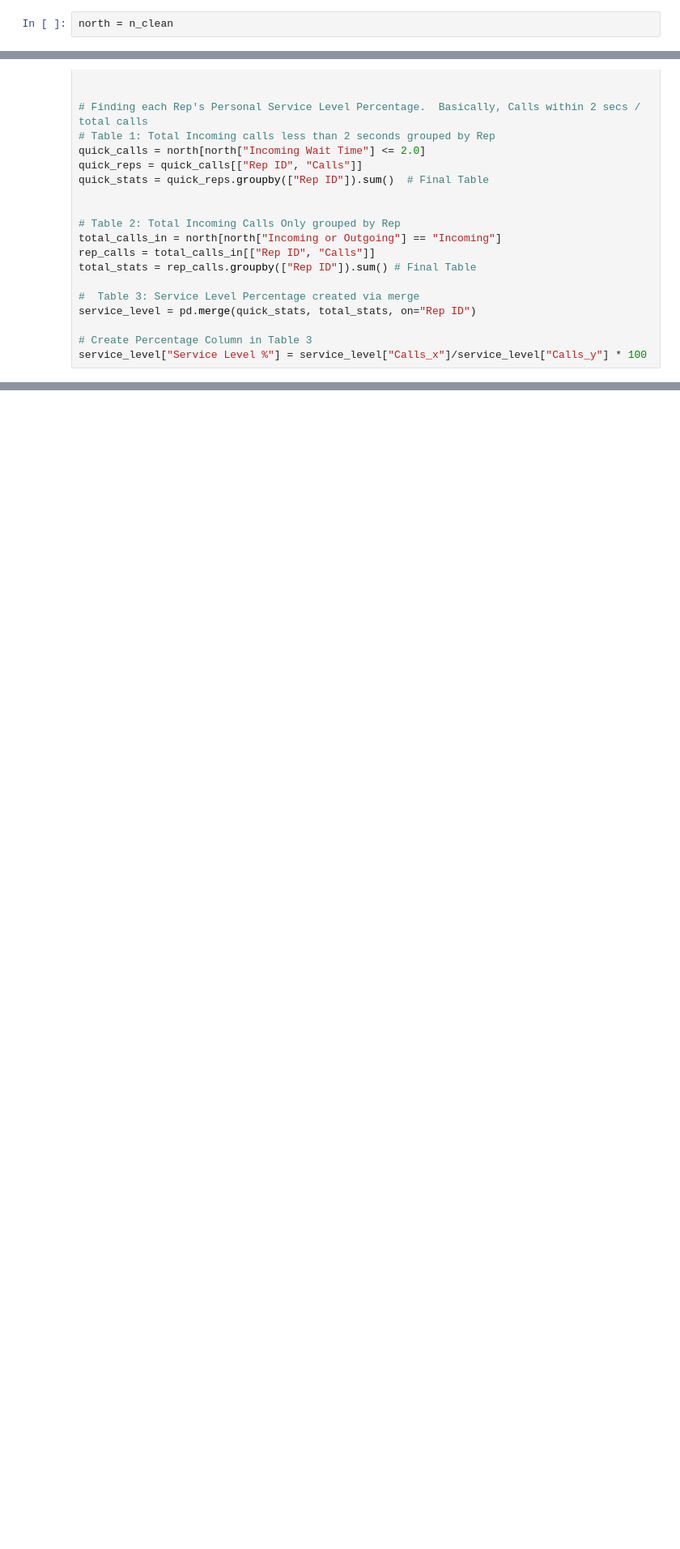
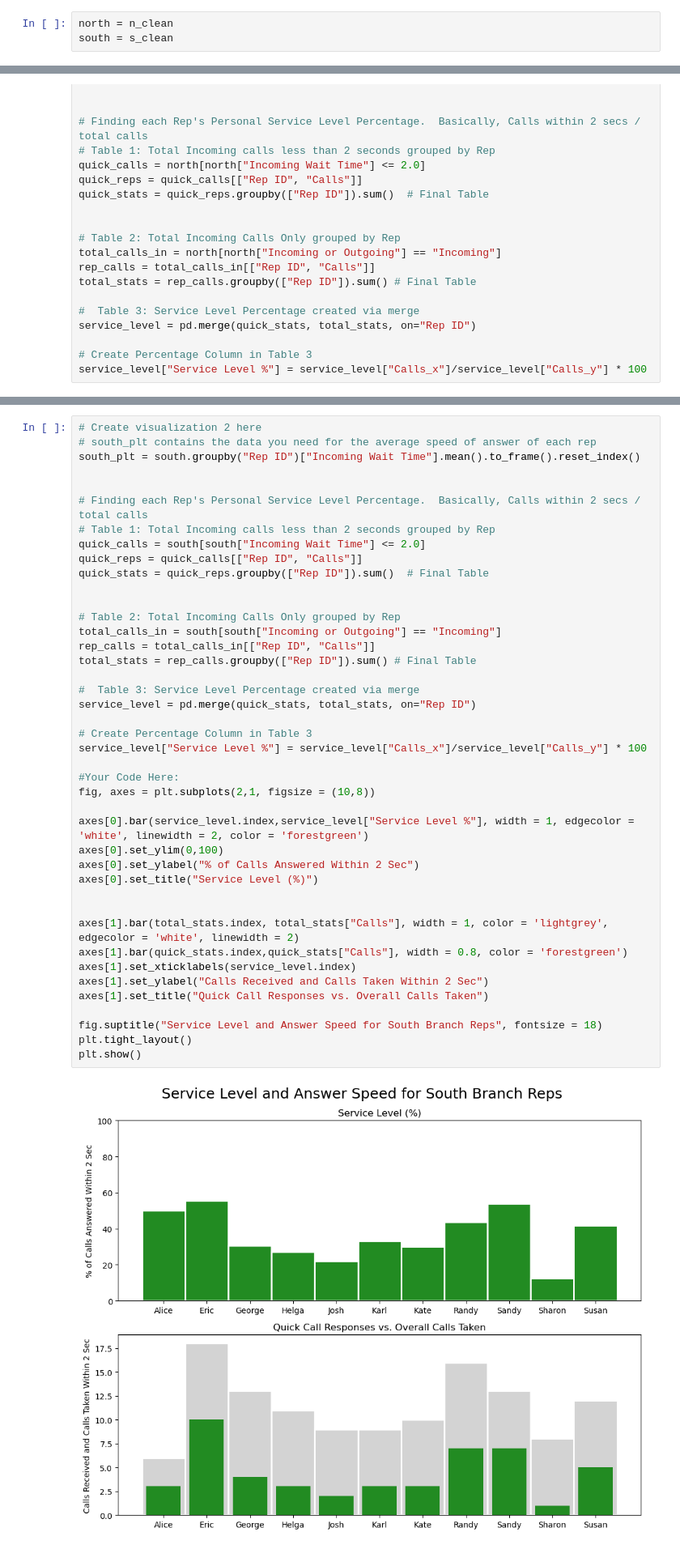
Before and after one commit to fposegarappleye/data-analysis-projects, a Jupyter notebook: projects/call-center-cleanup/Call_Center_Cleanup.ipynb, the cells around one changed output, grey strips where cells are left out. Shown at 81% size. Saved outputs shown, nothing was run; the diff lists cells and outputs as text; blank space fills up the shorter version.

Commit message:
Call Center Cleanup completed.

```diff
--- a/projects/call-center-cleanup/Call_Center_Cleanup.ipynb
+++ b/projects/call-center-cleanup/Call_Center_Cleanup.ipynb
@@ -425,6 +425,7 @@ plt.show()
 #### Visualization 2: What is the service level percentage and average speed of answer for each rep in the North Branch?
 # %%
 north = n_clean
+south = s_clean
 # %%
 # Create visualization 2 here
 # north_plt contains the data you need for the average speed of answer of each rep
@@ -469,6 +470,50 @@ plt.tight_layout()
 plt.show()
 # %% [output]
 [figure]
+# %%
+# Create visualization 2 here
+# south_plt contains the data you need for the average speed of answer of each rep
+south_plt = south.groupby("Rep ID")["Incoming Wait Time"].mean().to_frame().reset_index()
+
+
+# Finding each Rep's Personal Service Level Percentage.  Basically, Calls within 2 secs / total calls
+# Table 1: Total Incoming calls less than 2 seconds grouped by Rep
+quick_calls = south[south["Incoming Wait Time"] <= 2.0]
+quick_reps = quick_calls[["Rep ID", "Calls"]]
+quick_stats = quick_reps.groupby(["Rep ID"]).sum()  # Final Table
+
+
+# Table 2: Total Incoming Calls Only grouped by Rep
+total_calls_in = south[south["Incoming or Outgoing"] == "Incoming"]
+rep_calls = total_calls_in[["Rep ID", "Calls"]]
+total_stats = rep_calls.groupby(["Rep ID"]).sum() # Final Table
+
+#  Table 3: Service Level Percentage created via merge
+service_level = pd.merge(quick_stats, total_stats, on="Rep ID")
+
+# Create Percentage Column in Table 3
+service_level["Service Level %"] = service_level["Calls_x"]/service_level["Calls_y"] * 100
+
+#Your Code Here:
+fig, axes = plt.subplots(2,1, figsize = (10,8))
+
+axes[0].bar(service_level.index,service_level["Service Level %"], width = 1, edgecolor = 'white', linewidth = 2, color = 'forestgreen')
+axes[0].set_ylim(0,100)
+axes[0].set_ylabel("% of Calls Answered Within 2 Sec")
+axes[0].set_title("Service Level (%)")
+
+
+axes[1].bar(total_stats.index, total_stats["Calls"], width = 1, color = 'lightgrey', edgecolor = 'white', linewidth = 2)
+axes[1].bar(quick_stats.index,quick_stats["Calls"], width = 0.8, color = 'forestgreen')
+axes[1].set_xticklabels(service_level.index)
+axes[1].set_ylabel("Calls Received and Calls Taken Within 2 Sec")
+axes[1].set_title("Quick Call Responses vs. Overall Calls Taken")
+
+fig.suptitle("Service Level and Answer Speed for South Branch Reps", fontsize = 18)
+plt.tight_layout()
+plt.show()
+# %% [output]
+[figure, added]
 # %% [markdown]
 ##### Record your answer below:
 
```
Also changed, not shown: parts of 5 cells of this notebook.
